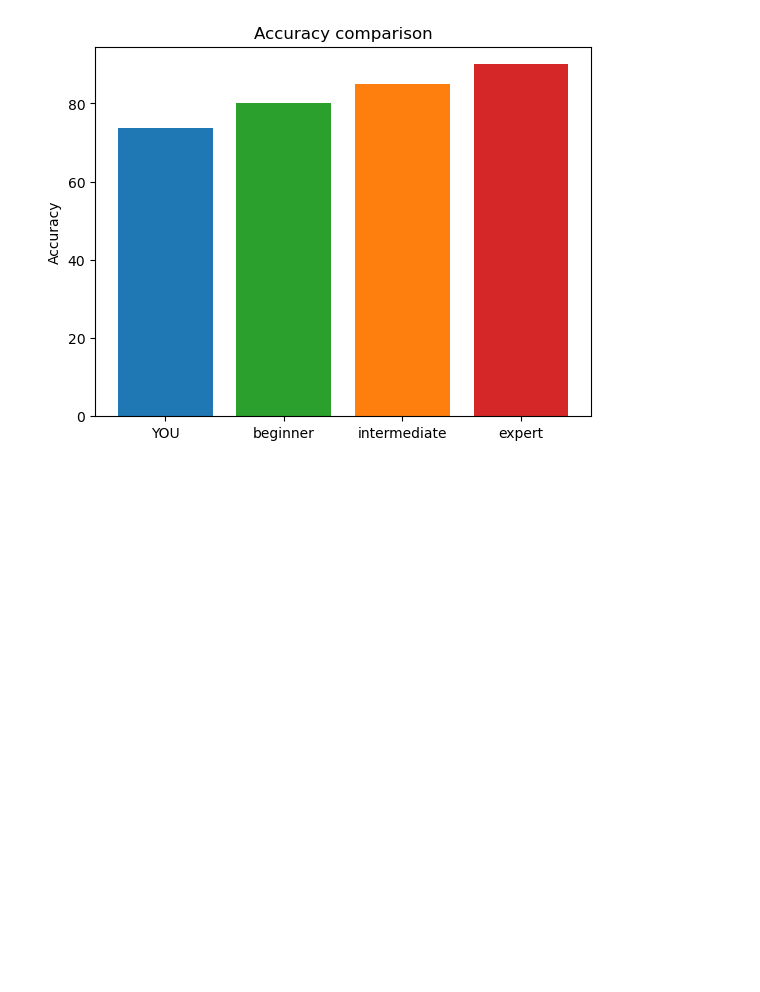
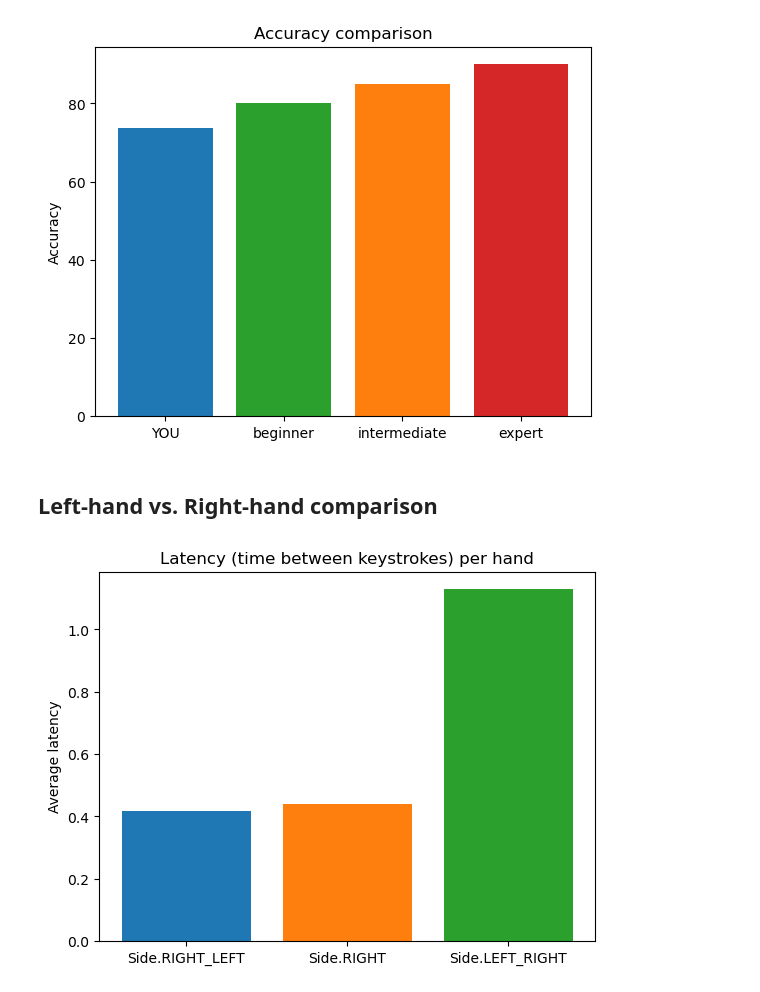
Before and after one commit to marcelmmc/MMMS_GAME, a Jupyter notebook: src/visualization.ipynb, the cells around one changed output. Cells and saved outputs as stored; diff of their text form; code cells hidden in the pictures; blank space fills up the shorter version.

```diff
--- a/src/visualization.ipynb
+++ b/src/visualization.ipynb
@@ -87,3 +87,29 @@ ax.set_title('Accuracy comparison')
 plt.show()
 # %% [output]
 [figure]
+# %% [markdown]
+## Left-hand vs. Right-hand comparison
+# %%
+saving = pd.read_csv('saving.csv')
+# %%
+saving['Time_Difference'] = saving['Time_Difference'].abs()
+# %%
+grouped = saving.groupby('side_to_side')['Time_Difference'].mean()
+
+fig, ax = plt.subplots()
+
+counts = list(grouped.values)
+indices = np.argsort(counts)
+
+levels = list(grouped.index)
+bar_colors = ['tab:green', 'tab:orange', 'tab:blue', 'tab:red']
+
+ax.bar([levels[i] for i in indices], [counts[i] for i in indices], label=[levels[i] for i in indices], color=[bar_colors[i] for i in indices])
+
+ax.set_ylabel('Average latency')
+ax.set_title('Latency (time between keystrokes) per hand')
+#ax.legend(title='Accuracy level')
+
+plt.show()
+# %% [output]
+[figure, added]
```
Also changed, not shown: parts of 4 cells of this notebook.
